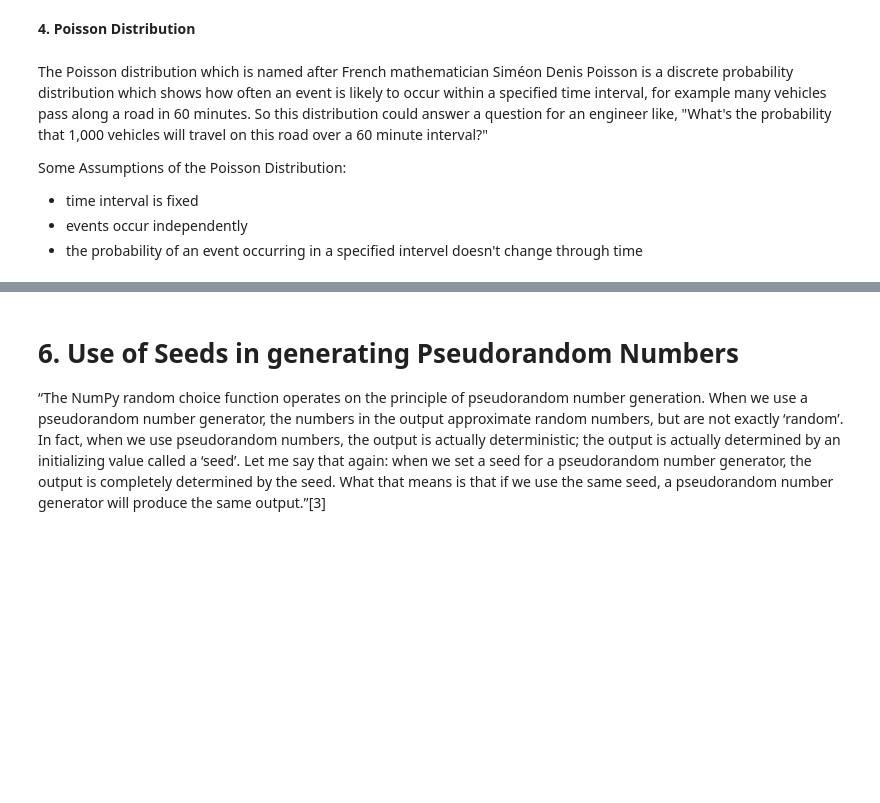
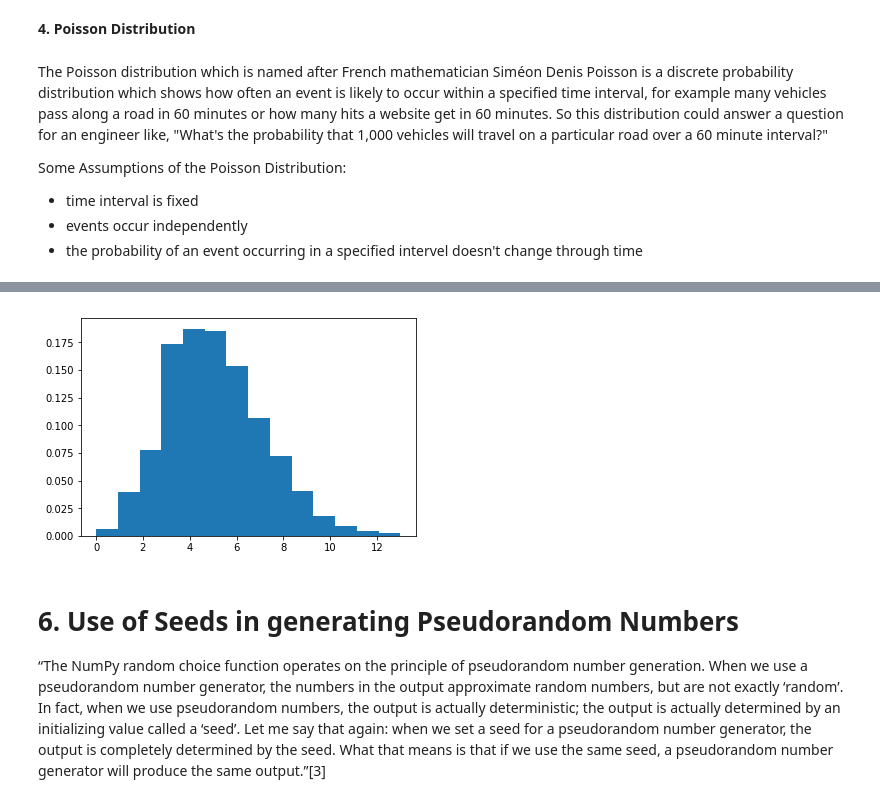
Before and after one commit to edelcorcoran/PDA, a Jupyter notebook: numpy.random.ipynb, the cells around one changed output, grey strips where cells are left out. Cells and saved outputs as stored; diff of their text form; code cells hidden in the pictures; blank space fills up the shorter version.

Commit message:
Simple Random Functions and Image

```diff
--- a/numpy.random.ipynb
+++ b/numpy.random.ipynb
@@ -216,7 +311,7 @@ Text(0, 0.5, 'Frequency')
 # %% [markdown]
 **4. Poisson Distribution**
 # %% [markdown]
-The Poisson distribution which is named after French mathematician Siméon Denis Poisson is a discrete probability distribution which shows how often an event is likely to occur within a specified time interval, for example many vehicles pass along a road in 60 minutes. So this distribution could answer a question for an engineer like, "What's the probability that 1,000 vehicles will travel on this road over a 60 minute interval?"
+The Poisson distribution which is named after French mathematician Siméon Denis Poisson is a discrete probability distribution which shows how often an event is likely to occur within a specified time interval, for example many vehicles pass along a road in 60 minutes or how many hits a website get in 60 minutes. So this distribution could answer a question for an engineer like, "What's the probability that 1,000 vehicles will travel on a particular road over a 60 minute interval?"
 
 
 Some Assumptions of the Poisson Distribution:
@@ -229,6 +324,18 @@ Some Assumptions of the Poisson Distribution:
 **Poisson Formula** Wikipedia[9]:
 
 <img src="PoissonFormula.png.">
+# %%
+# import necessary libraries
+import numpy as np
+import matplotlib.pyplot as plt
+
+s = np.random.poisson(5, 1000)
+s
+
+count, bins, ignored = plt.hist(s, 14, density=True)
+plt.show()
+# %% [output]
+[figure, added]
 # %% [markdown]
 # 6. Use of Seeds in generating Pseudorandom Numbers
 
```
Also changed, not shown: parts of 20 cells of this notebook, 1 other file.
